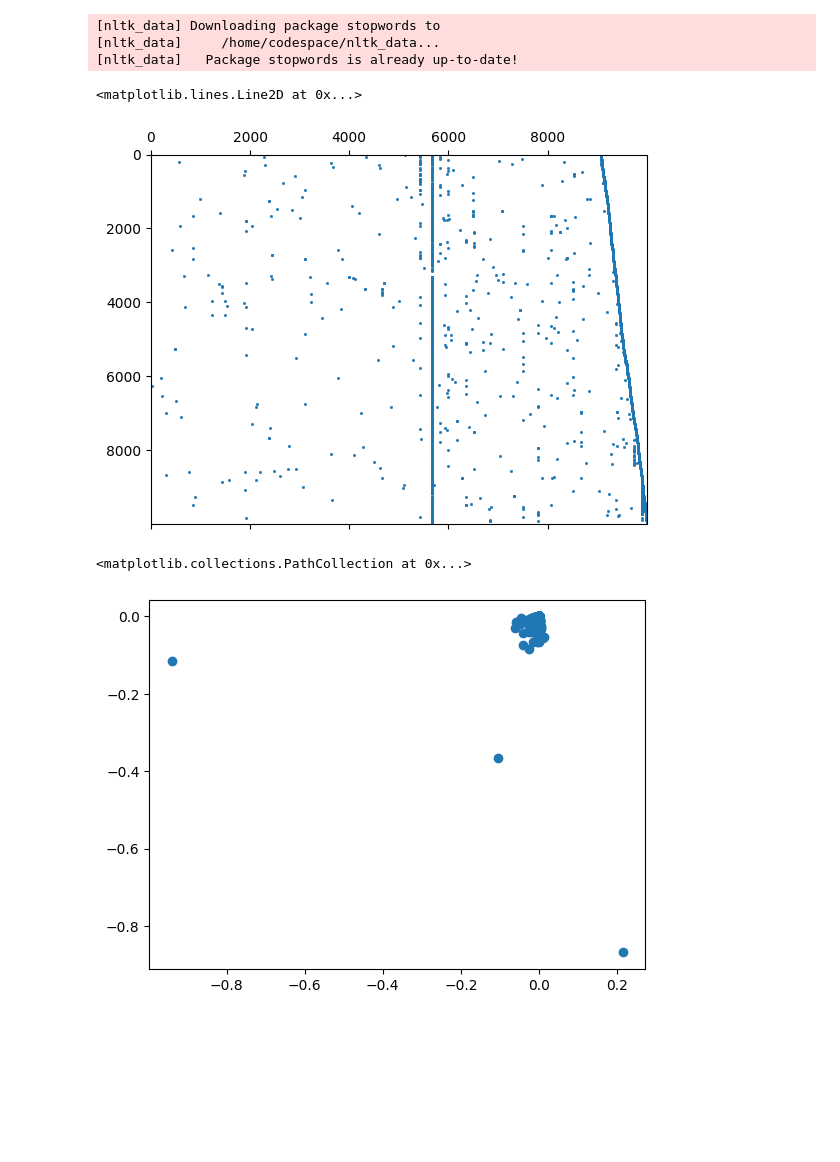
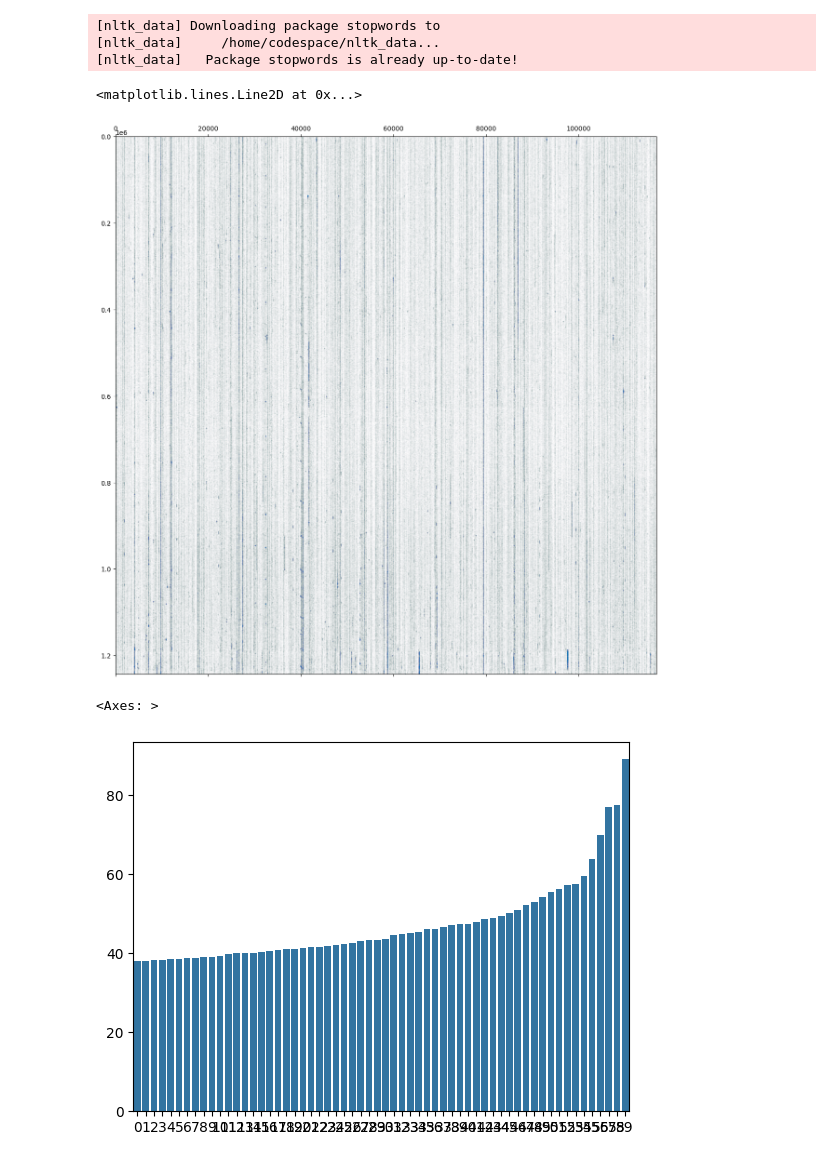
Before and after one commit to Using-Namespace-System/DensePMIWordVectors, a Jupyter notebook: notebooks/document-term-matrix.ipynb, the cells around one changed output. Cells and saved outputs as stored; diff of their text form; code cells hidden in the pictures; blank space fills up the shorter version.

Commit message:
tested randomizing dictionary idexes random dictionary indexes increase the impact of the visualization of the sparse matrix

```diff
--- a/notebooks/document-term-matrix.ipynb
+++ b/notebooks/document-term-matrix.ipynb
@@ -38,7 +40,7 @@ ex = ex.loc[~ex.tokenized.isin(stopwords_set)]
 # %%
 #ceate dictionary of words
 
-dictionary = ex.tokenized.drop_duplicates()
+dictionary = ex.tokenized.drop_duplicates().sample(frac=1)
 
 dictionary = pd.Series(dictionary.tolist(), name='words')
 
@@ -85,27 +87,28 @@ sparse_doc_word_matrix = csr_array((doc_word_count[2],(doc_word_count[0],doc_wor
 # %%
 
 from matplotlib.pyplot import figure, show
 import numpy
 
-fig = figure()
+fig = figure(figsize=[15, 15])
 sparse_doc_word_matrix_visualization = fig.add_subplot(1,1,1)
 
-sparse_doc_word_matrix_visualization.spy(sparse_doc_word_matrix[-10000:,-10000:], markersize=1, aspect = 'auto')
+sparse_doc_word_matrix_visualization.spy(sparse_doc_word_matrix, markersize=0.0016, aspect = 'auto')
 # %% [output]
 <matplotlib.lines.Line2D at 0x...>
-[figure, old version]
+[figure, new version]
 # %%
 # 1.06 TiB for an array with shape (1242915, 116795)
 #sparse_doc_word_matrix.toarray()
 
 normalized_sparse_doc_word_matrix = normalize(sparse_doc_word_matrix)
 
-documents, concepts, terms = svds(normalized_sparse_doc_word_matrix, k=2)
-normalized_terms = normalize(terms)
+documents, concepts, terms = svds(normalized_sparse_doc_word_matrix, k=60)
 
-svd_terms_visualizatinon = plt.scatter(normalized_terms[0],normalized_terms[1])
 
-svd_terms_visualizatinon
+fig = figure()
+singular_values = fig.add_subplot(1,1,1)
+
+sns.barplot(ax=singular_values,x=list(range(len(concepts))),y=concepts)
 # %% [output]
-<matplotlib.collections.PathCollection at 0x...>
+<Axes: >
-[figure, old version]
+[figure, new version]
```
Also changed, not shown: parts of 3 cells of this notebook.
